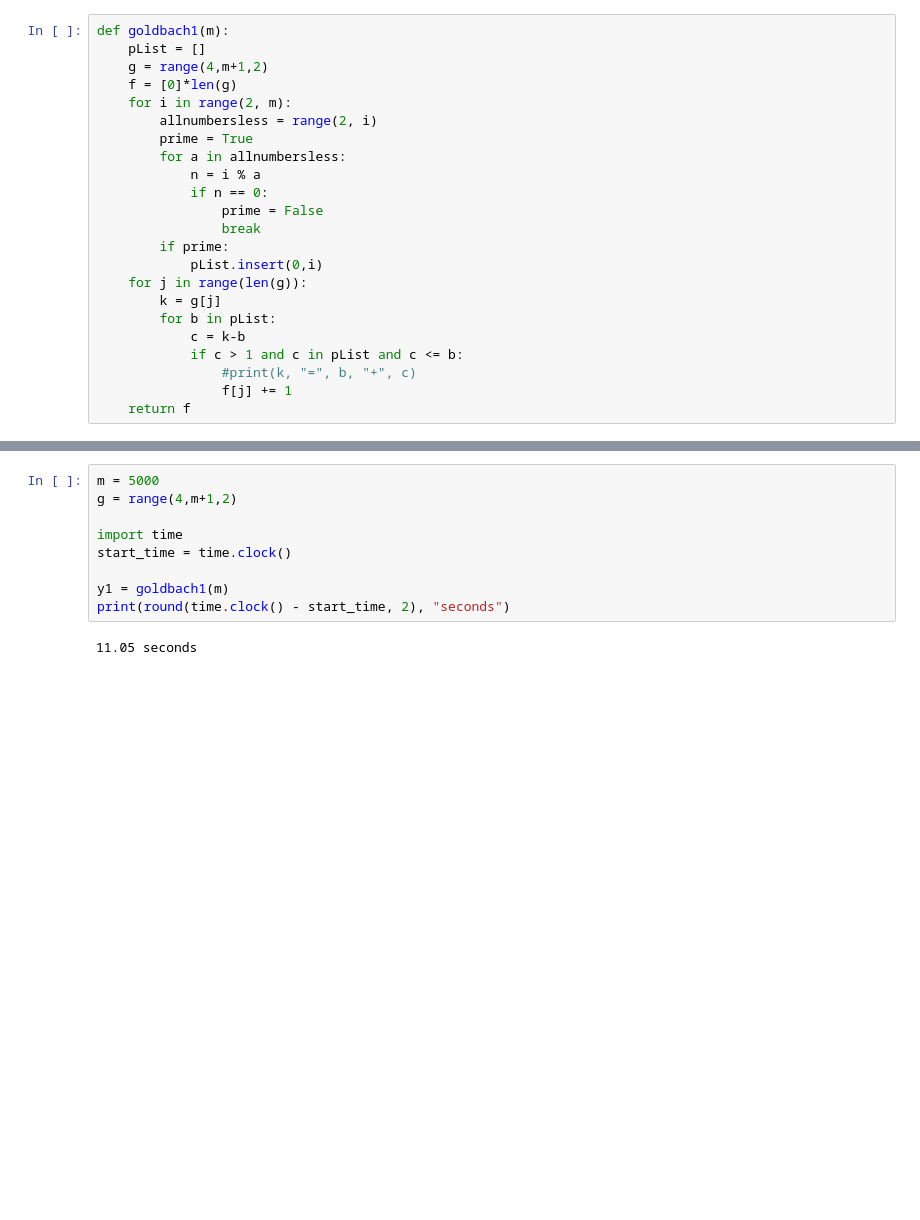
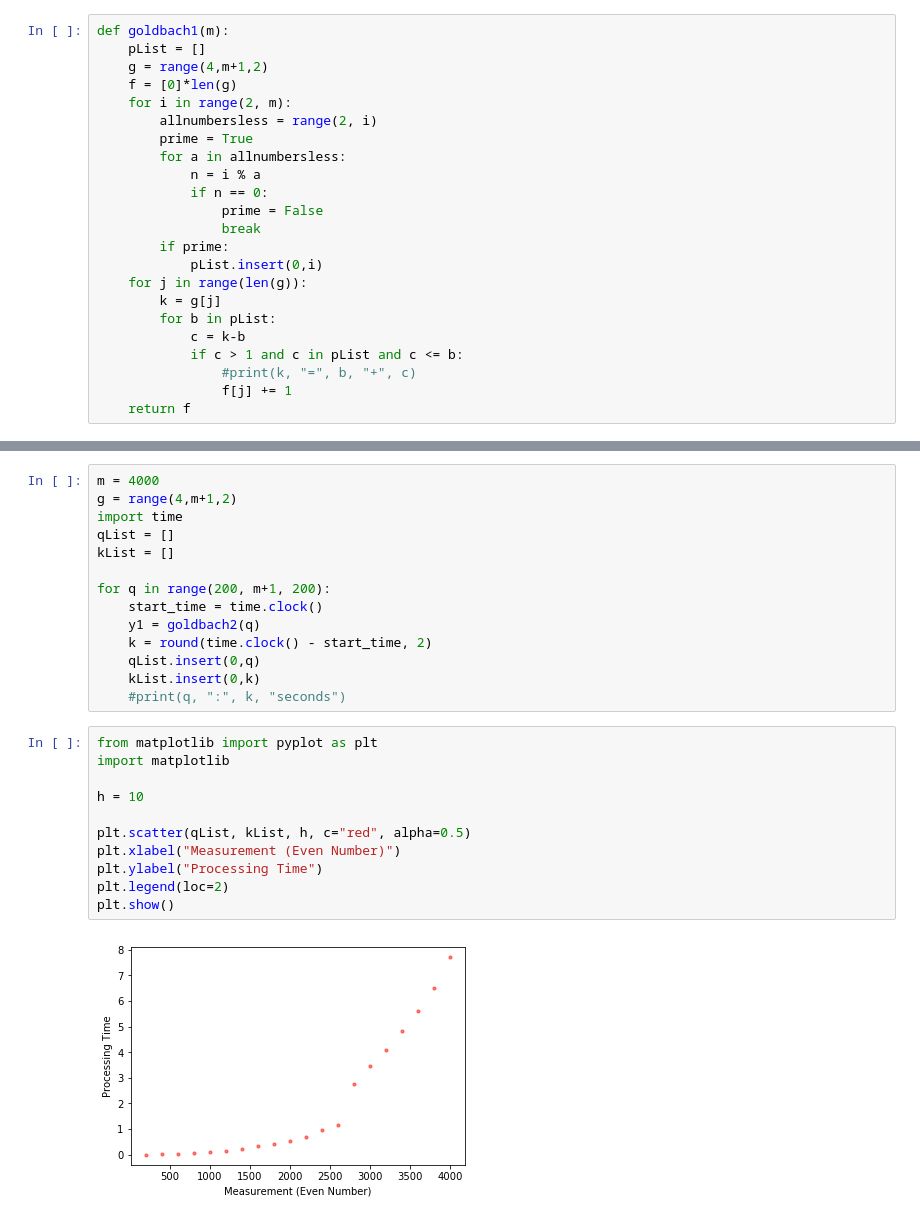
Before and after one commit to AngelinaYuz/goldbach, a Jupyter notebook: Goldbach.ipynb, the cells around one changed output, grey strips where cells are left out. Cells and saved outputs as stored; diff of their text form; blank space fills up the shorter version.

```diff
--- a/Goldbach.ipynb
+++ b/Goldbach.ipynb
@@ -24,12 +48,28 @@ def goldbach1(m):
 # %%
-m = 5000
+m = 4000
 g = range(4,m+1,2)
+import time
+qList = []
+kList = []
 
-import time
-start_time = time.clock()
-
-y1 = goldbach1(m)
-print(round(time.clock() - start_time, 2), "seconds")
+for q in range(200, m+1, 200):
+    start_time = time.clock()
+    y1 = goldbach2(q)
+    k = round(time.clock() - start_time, 2)
+    qList.insert(0,q)
+    kList.insert(0,k)
+    #print(q, ":", k, "seconds")
-# %% [output]
-11.05 seconds
+# %%
+from matplotlib import pyplot as plt
+import matplotlib
+
+h = 10
+
+plt.scatter(qList, kList, h, c="red", alpha=0.5)
+plt.xlabel("Measurement (Even Number)")
+plt.ylabel("Processing Time")
+plt.legend(loc=2)
+plt.show()
+# %% [output]
+[figure, added]
 # %%
```
Also changed, not shown: parts of 3 cells of this notebook.
